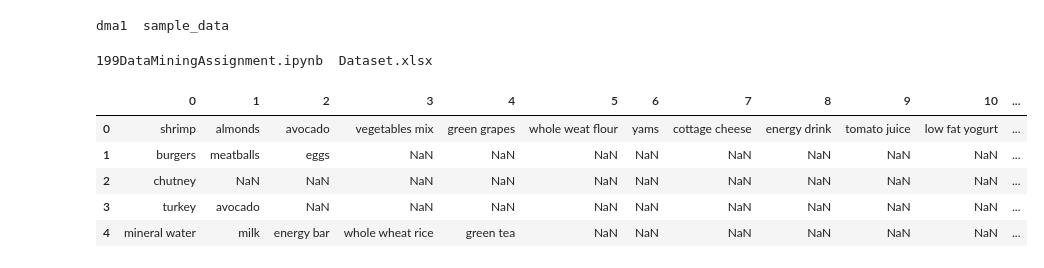
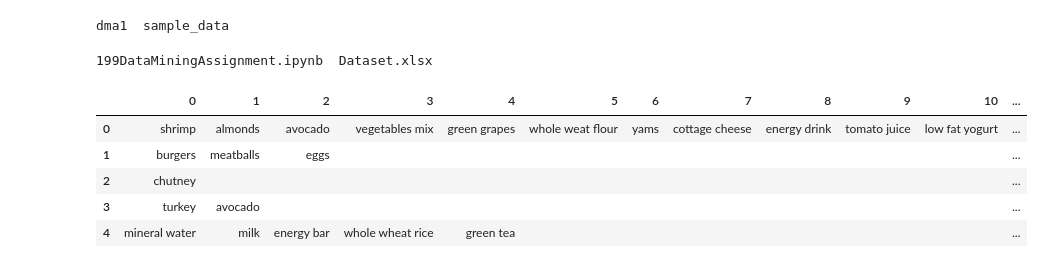
Before and after one commit to nnrtgt/dma1, a Jupyter notebook: 199DataMiningAssignment.ipynb, the cells around one changed output. Saved outputs shown, nothing was run; the diff lists cells and outputs as text; code cells hidden in the pictures.

```diff
--- a/199DataMiningAssignment.ipynb
+++ b/199DataMiningAssignment.ipynb
@@ -48,9 +50,10 @@ df = pd.read_excel("/content/dma1/Dataset.xlsx", header=None)
-# %%
-df.head()
-# %% [output]
-|  | 0 | 1 | 2 | 3 | 4 | 5 | 6 | 7 | 8 | 9 | 10 | ... |
-| 0 | shrimp | almonds | avocado | vegetables mix | green grapes | whole weat flour | yams | cottage cheese | energy drink | tomato juice | low fat yogurt | ... |
-| 1 | burgers | meatballs | eggs | NaN | NaN | NaN | NaN | NaN | NaN | NaN | NaN | ... |
-| 2 | chutney | NaN | NaN | NaN | NaN | NaN | NaN | NaN | NaN | NaN | NaN | ... |
-| 3 | turkey | avocado | NaN | NaN | NaN | NaN | NaN | NaN | NaN | NaN | NaN | ... |
-| 4 | mineral water | milk | energy bar | whole wheat rice | green tea | NaN | NaN | NaN | NaN | NaN | NaN | ... |
+# %%
+df1.head()
+# df2.head()
+# %% [output]
+|  | 0 | 1 | 2 | 3 | 4 | 5 | 6 | 7 | 8 | 9 | 10 | ... |
+| 0 | shrimp | almonds | avocado | vegetables mix | green grapes | whole weat flour | yams | cottage cheese | energy drink | tomato juice | low fat yogurt | ... |
+| 1 | burgers | meatballs | eggs |  |  |  |  |  |  |  |  | ... |
+| 2 | chutney |  |  |  |  |  |  |  |  |  |  | ... |
+| 3 | turkey | avocado |  |  |  |  |  |  |  |  |  | ... |
+| 4 | mineral water | milk | energy bar | whole wheat rice | green tea |  |  |  |  |  |  | ... |
```
Also changed, not shown: parts of 17 cells of this notebook.
